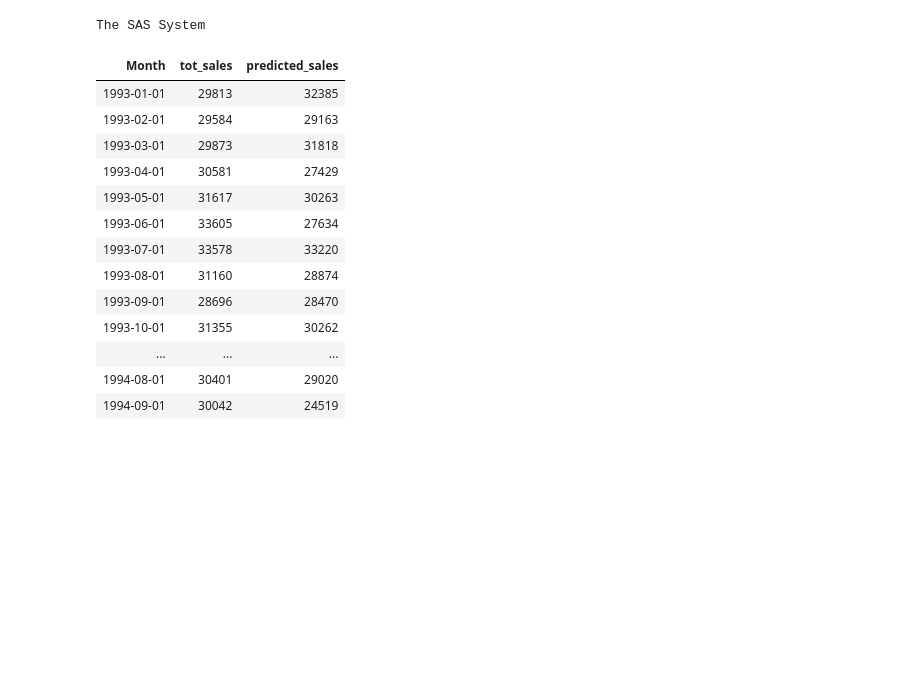
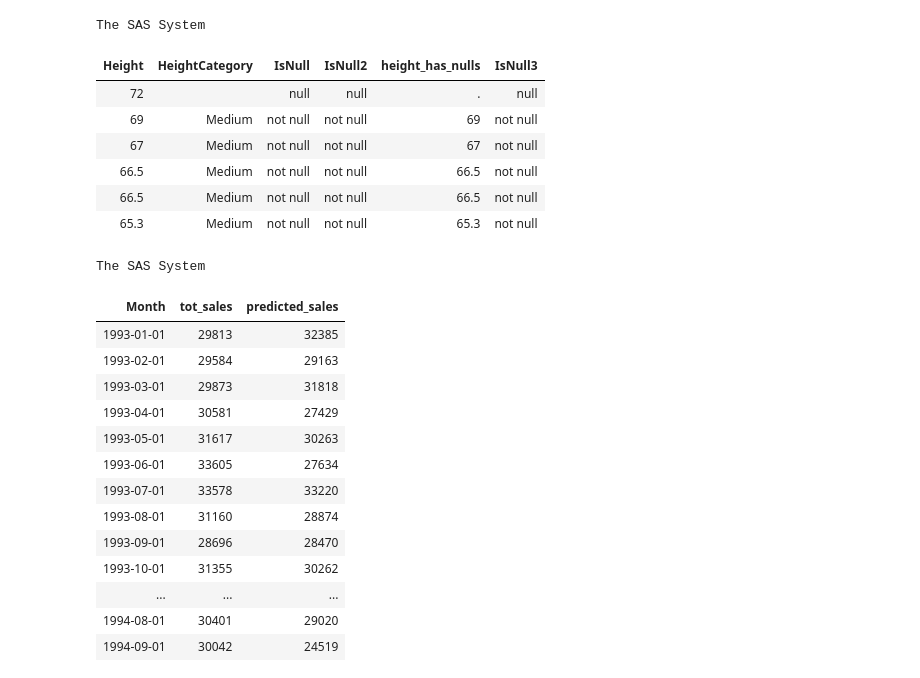
Before and after one commit to 0xdomyz/sas_collection, a Jupyter notebook: proc_sql/proc_sql.ipynb, the cells around one changed output. Saved outputs shown, nothing was run; the diff lists cells and outputs as text; code cells hidden in the pictures; blank space fills up the shorter version.

Commit message:
update proc sql

```diff
--- a/proc_sql/proc_sql.ipynb
+++ b/proc_sql/proc_sql.ipynb
@@ -7,3 +7,37 @@ SAS Connection established. Subprocess id is 9464
+# %%
+sas.submitLST(f"""
+proc sql;
+    select
+        height,
+        case when height < 60 then 'Short'
+                when height < 70 then 'Medium'
+                else ''
+        end as HeightCategory,
+        case when calculated heightcategory is null then "null"
+                else "not null"
+        end as IsNull,
+        case when calculated heightcategory = '' then "null"
+                else "not null"
+        end as IsNull2,
+        case when height > 70 then . else height end as height_has_nulls,
+        case when calculated height_has_nulls = . then "null"
+                else "not null"
+        end as IsNull3
+    from sashelp.class
+    where height > 65
+    order by height desc;
+    ;
+run;
+""")
+# %% [output]
+The SAS System
+| Height | HeightCategory | IsNull | IsNull2 | height_has_nulls | IsNull3 |
+| 72 |  | null | null | . | null |
+| 69 | Medium | not null | not null | 69 | not null |
+| 67 | Medium | not null | not null | 67 | not null |
+| 66.5 | Medium | not null | not null | 66.5 | not null |
+| 66.5 | Medium | not null | not null | 66.5 | not null |
+| 65.3 | Medium | not null | not null | 65.3 | not null |
 # %%
 # select statement gives outputs in sas
 sas.submitLST("""
```
Also changed, not shown: parts of 1 cell of this notebook.
